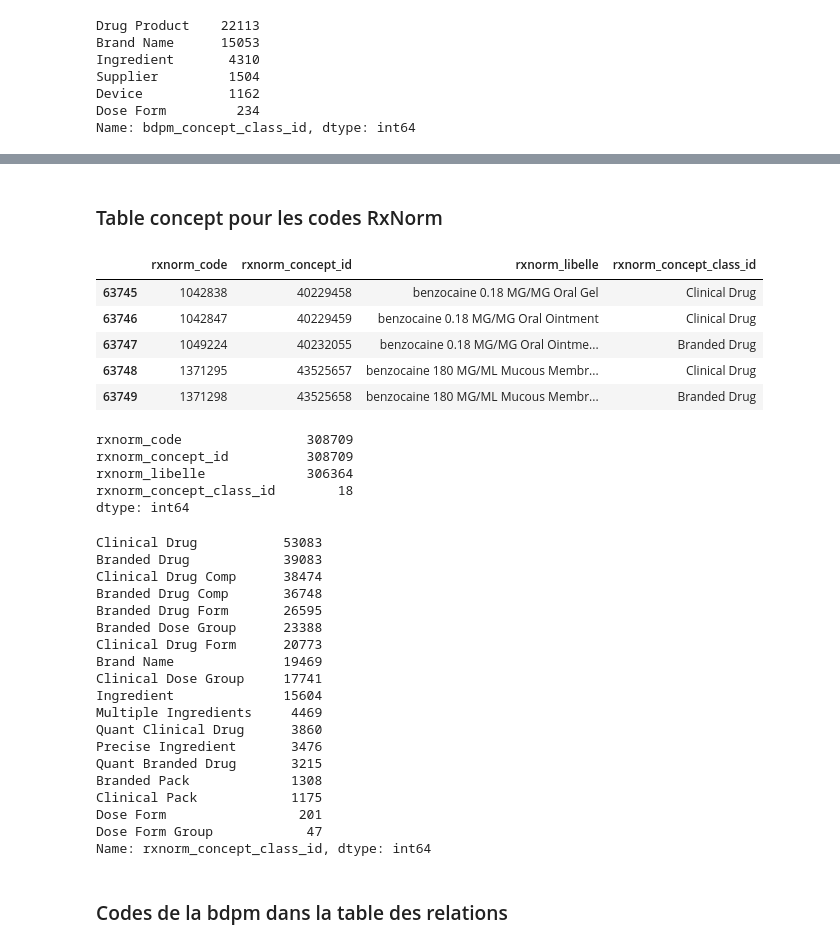
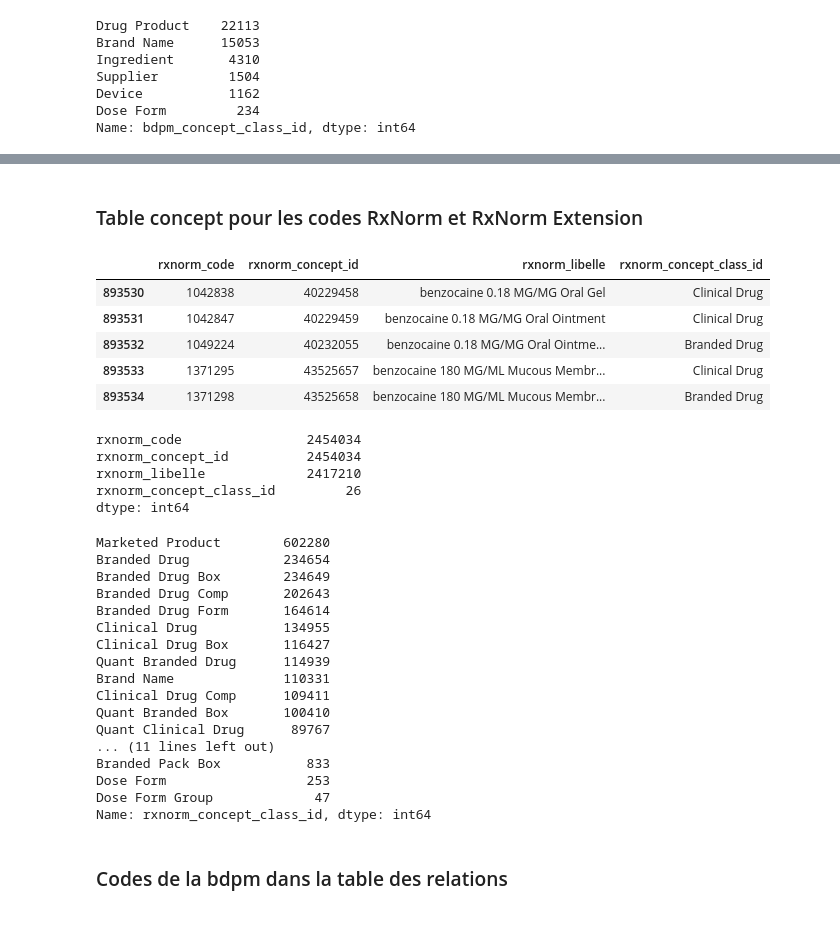
Before and after one commit to Gaelle-R/mapping_bdpm_rxnorm, a Jupyter notebook: mapping_bdpm_rxnorm.ipynb, the cells around one changed output, grey strips where cells are left out. Cells and saved outputs as stored; diff of their text form; code cells hidden in the pictures.

```diff
--- a/mapping_bdpm_rxnorm.ipynb
+++ b/mapping_bdpm_rxnorm.ipynb
@@ -4,0 +8,2 @@ import pandas as pd
+# %%
+vocab_path = '../../../Documents/MAD/coagulo/vocab_tables'
@@ -5,6 +22,7 @@ import pandas as pd
 # %%
 # Table concept
-concept = pd.read_csv('concept.csv', sep='\t')
+concept_path = os.path.join(vocab_path, 'concept.csv')
+concept = pd.read_csv(concept_path, sep='\t')
 concept.head()
 # %% [output]
 |  | concept_id | concept_name | domain_id | vocabulary_id | concept_class_id | standard_concept | concept_code | ... |
@@ -75,46 +120,44 @@ Name: bdpm_concept_class_id, dtype: int64
 # %% [markdown]
-### Table concept pour les codes RxNorm
+### Table concept pour les codes RxNorm et RxNorm Extension
 # %%
-rxnorm = concept[concept.vocabulary_id=='RxNorm'][['concept_code','concept_id','concept_name','concept_class_id']].rename(columns={'concept_code':'rxnorm_code','concept_name':'rxnorm_libelle','concept_id' : 'rxnorm_concept_id','concept_class_id':'rxnorm_concept_class_id'})
+rxnorm = concept[(concept.vocabulary_id=='RxNorm') | (concept.vocabulary_id=='RxNorm Extension') ][['concept_code','concept_id','concept_name','concept_class_id']].rename(columns={'concept_code':'rxnorm_code','concept_name':'rxnorm_libelle','concept_id' : 'rxnorm_concept_id','concept_class_id':'rxnorm_concept_class_id'})
 rxnorm.head()
 # %% [output]
 |  | rxnorm_code | rxnorm_concept_id | rxnorm_libelle | rxnorm_concept_class_id |
-| 63745 | 1042838 | 40229458 | benzocaine 0.18 MG/MG Oral Gel | Clinical Drug |
-| 63746 | 1042847 | 40229459 | benzocaine 0.18 MG/MG Oral Ointment | Clinical Drug |
-| 63747 | 1049224 | 40232055 | benzocaine 0.18 MG/MG Oral Ointme... | Branded Drug |
-| 63748 | 1371295 | 43525657 | benzocaine 180 MG/ML Mucous Membr... | Clinical Drug |
-| 63749 | 1371298 | 43525658 | benzocaine 180 MG/ML Mucous Membr... | Branded Drug |
+| 893530 | 1042838 | 40229458 | benzocaine 0.18 MG/MG Oral Gel | Clinical Drug |
+| 893531 | 1042847 | 40229459 | benzocaine 0.18 MG/MG Oral Ointment | Clinical Drug |
+| 893532 | 1049224 | 40232055 | benzocaine 0.18 MG/MG Oral Ointme... | Branded Drug |
+| 893533 | 1371295 | 43525657 | benzocaine 180 MG/ML Mucous Membr... | Clinical Drug |
+| 893534 | 1371298 | 43525658 | benzocaine 180 MG/ML Mucous Membr... | Branded Drug |
 # %%
 # Nombre de valeurs uniques
 rxnorm.nunique()
 # %% [output]
-rxnorm_code                308709
-rxnorm_concept_id          308709
-rxnorm_libelle             306364
-rxnorm_concept_class_id        18
+rxnorm_code                2454034
+rxnorm_concept_id          2454034
+rxnorm_libelle             2417210
+rxnorm_concept_class_id         26
 dtype: int64
 # %%
 # Nombre de codes par classe
 rxnorm.rxnorm_concept_class_id.value_counts()
 # %% [output]
-Clinical Drug           53083
-Branded Drug            39083
-Clinical Drug Comp      38474
-Branded Drug Comp       36748
-Branded Drug Form       26595
-Branded Dose Group      23388
-Clinical Drug Form      20773
-Brand Name              19469
-Clinical Dose Group     17741
-Ingredient              15604
-Multiple Ingredients     4469
-Quant Clinical Drug      3860
-Precise Ingredient       3476
-Quant Branded Drug       3215
-Branded Pack             1308
-Clinical Pack            1175
-Dose Form                 201
-Dose Form Group            47
+Marketed Product        602280
+Branded Drug            234654
+Branded Drug Box        234649
+Branded Drug Comp       202643
+Branded Drug Form       164614
+Clinical Drug           134955
+Clinical Drug Box       116427
+Quant Branded Drug      114939
+Brand Name              110331
+Clinical Drug Comp      109411
+Quant Branded Box       100410
+Quant Clinical Drug      89767
+... (11 lines left out)
+Branded Pack Box           833
+Dose Form                  253
+Dose Form Group             47
 Name: rxnorm_concept_class_id, dtype: int64
 # %% [markdown]
 ### Codes de la bdpm dans la table des relations
```
Also changed, not shown: parts of 12 cells of this notebook, 1 other file.
